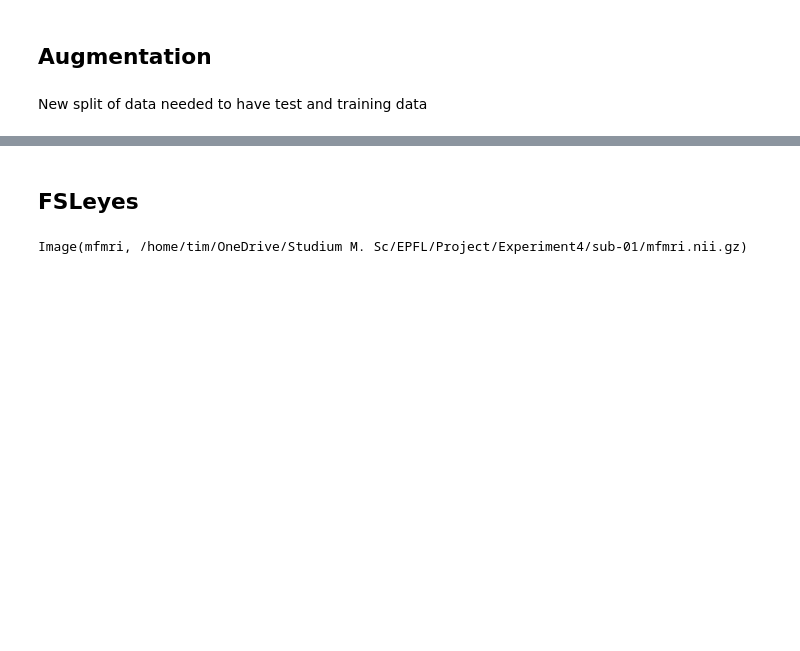
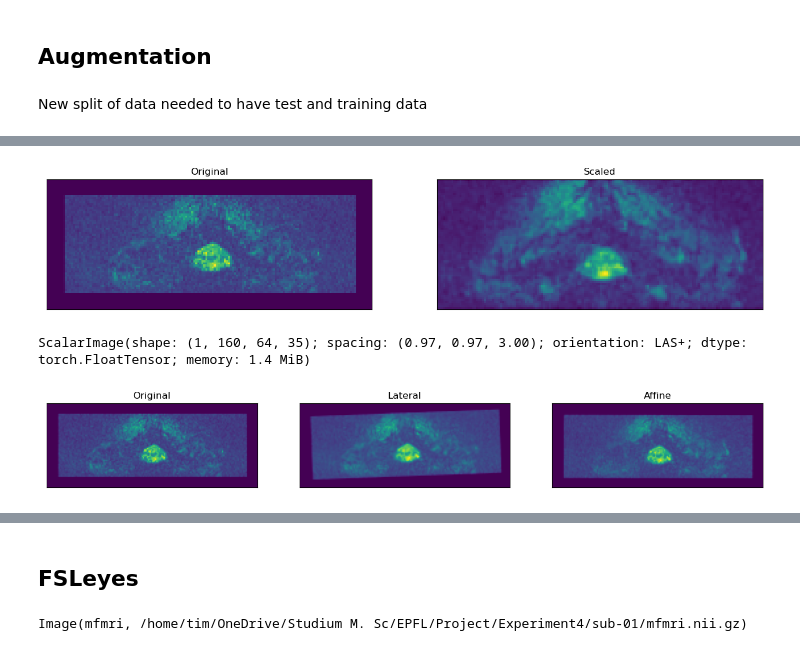
Before and after one commit to TimXdang/SpinalcordSeg, a Jupyter notebook: Playground_2.ipynb, the cells around one changed output, grey strips where cells are left out. Drawn from its saved outputs; the diff is of its cells as text; code cells hidden in the pictures; blank space fills up the shorter version.

```diff
--- a/Playground_2.ipynb
+++ b/Playground_2.ipynb
@@ -362,0 +455,9 @@ New split of data needed to have test and training data
+# %%
+scaling = tio.transforms.RandomAffine(scales=(1, 1.5), degrees=(0, 0), center='image', isotropic=True)
+# %%
+test = dataset[0]
+test = test.img
+# %%
+visualize(original=test.data[0,:,:,12], scaled=scaling(test).data[0,:,:,12])
+# %% [output]
+[figure, added]
@@ -362,0 +468,10 @@ New split of data needed to have test and training data
+# %%
+transform = tio.CropOrPad((160,64,35))
+# test = dataset[0][0]
+lateral(transform(test))
+# %% [output]
+ScalarImage(shape: (1, 160, 64, 35); spacing: (0.97, 0.97, 3.00); orientation: LAS+; dtype: torch.FloatTensor; memory: 1.4 MiB)
+# %%
+visualize(original=test.data[0,:,:,12], lateral=lateral(test).data[0,:,:,12], affine=affine(test).data[0,:,:,12])
+# %% [output]
+[figure, added]
```
Also changed, not shown: parts of 71 cells of this notebook.
